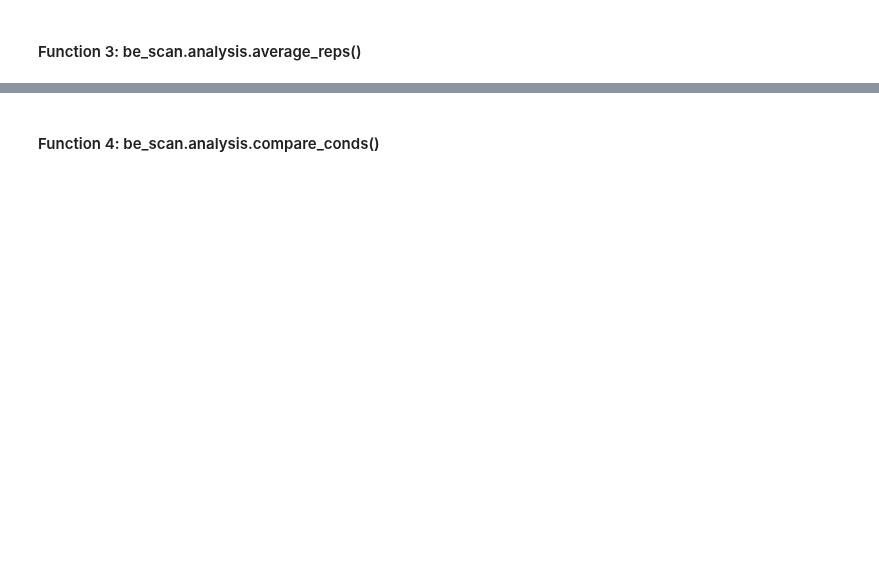
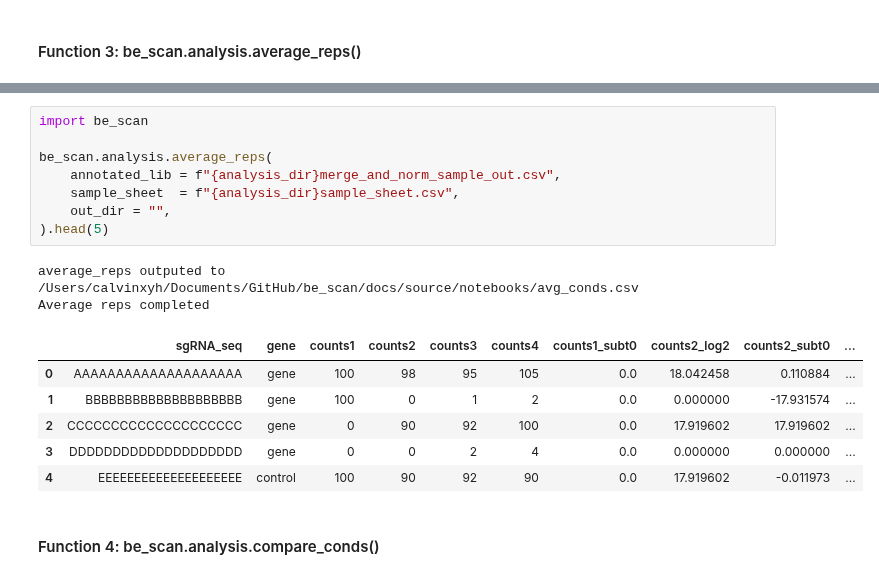
Before and after one commit to liaulab/be-scan, a Jupyter notebook: docs/source/notebooks/tutorial.ipynb, the cells around one changed output, grey strips where cells are left out. Saved outputs shown, nothing was run; the diff lists cells and outputs as text; blank space fills up the shorter version.

```diff
--- a/docs/source/notebooks/tutorial.ipynb
+++ b/docs/source/notebooks/tutorial.ipynb
@@ -300,3 +287,20 @@ Average reps completed
+# %%
+import be_scan
+
+be_scan.analysis.average_reps(
+    annotated_lib = f"{analysis_dir}merge_and_norm_sample_out.csv",
+    sample_sheet  = f"{analysis_dir}sample_sheet.csv",
+    out_dir = "",
+).head(5)
+# %% [output]
+average_reps outputed to /Users/calvinxyh/Documents/GitHub/be_scan/docs/source/notebooks/avg_conds.csv
+Average reps completed
+|  | sgRNA_seq | gene | counts1 | counts2 | counts3 | counts4 | counts1_subt0 | counts2_log2 | counts2_subt0 | ... |
+| 0 | AAAAAAAAAAAAAAAAAAAA | gene | 100 | 98 | 95 | 105 | 0.0 | 18.042458 | 0.110884 | ... |
+| 1 | BBBBBBBBBBBBBBBBBBBB | gene | 100 | 0 | 1 | 2 | 0.0 | 0.000000 | -17.931574 | ... |
+| 2 | CCCCCCCCCCCCCCCCCCCC | gene | 0 | 90 | 92 | 100 | 0.0 | 17.919602 | 17.919602 | ... |
+| 3 | DDDDDDDDDDDDDDDDDDDD | gene | 0 | 0 | 2 | 4 | 0.0 | 0.000000 | 0.000000 | ... |
+| 4 | EEEEEEEEEEEEEEEEEEEE | control | 100 | 90 | 92 | 90 | 0.0 | 17.919602 | -0.011973 | ... |
 # %% [markdown]
 #### Function 4: be_scan.analysis.compare_conds()
 # %%
```
Also changed, not shown: parts of 11 cells of this notebook, 14 other files.
